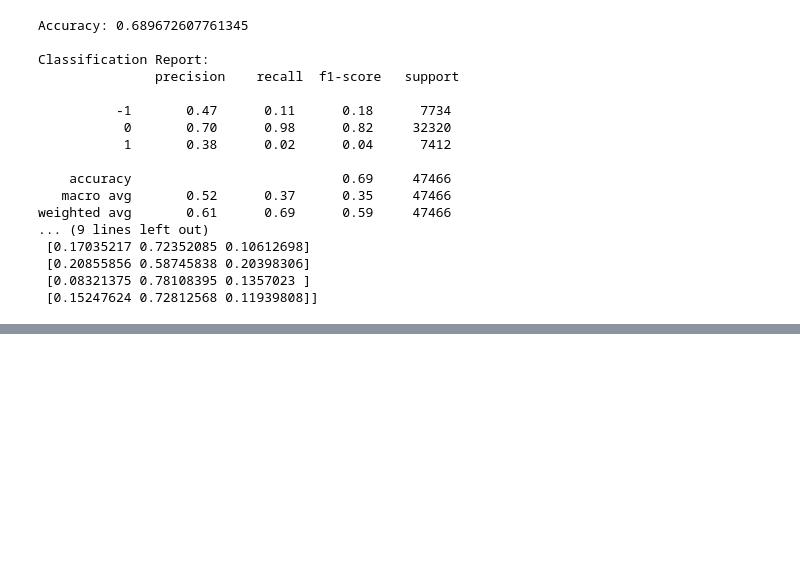
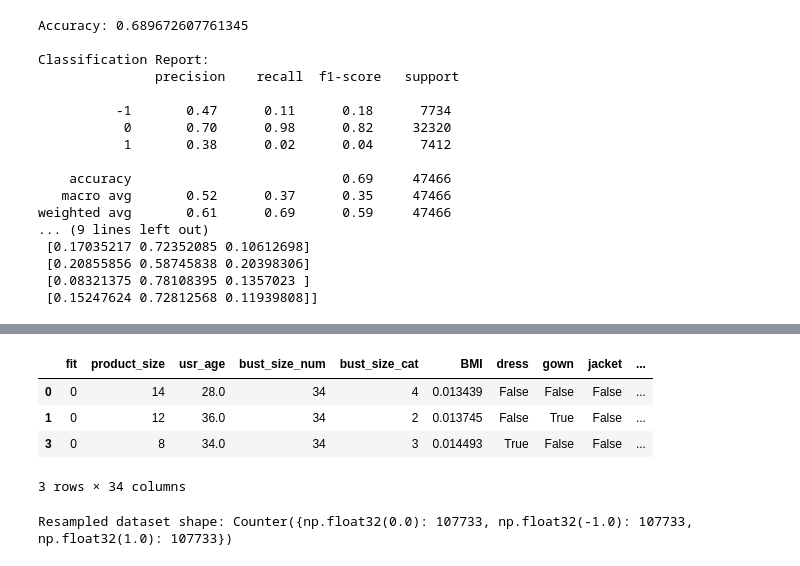
Before and after one commit to vandanshah17/CMPE_255_FitSense, a Jupyter notebook: CMPE255_FitSense.ipynb, the cells around one changed output, grey strips where cells are left out. Drawn from its saved outputs; the diff is of its cells as text; code cells hidden in the pictures; blank space fills up the shorter version.

```diff
--- a/CMPE255_FitSense.ipynb
+++ b/CMPE255_FitSense.ipynb
@@ -366,0 +452,36 @@ weighted avg       0.61      0.69      0.59     47466
+# %%
+#combining numeric features and discrete features.
+import os
+
+data = pd.concat((newdf[numeric_features], dummy_features_df), axis=1)
+
+head, tail = os.path.split(json_file_path)
+cleaned_data_fp = 'cleaned_' + tail.replace('json', 'csv')
+
+data.to_csv(cleaned_data_fp, index=False)
+data.head(3)
+# %% [output]
+|  | fit | product_size | usr_age | bust_size_num | bust_size_cat | BMI | dress | gown | jacket | ... |
+| 0 | 0 | 14 | 28.0 | 34 | 4 | 0.013439 | False | False | False | ... |
+| 1 | 0 | 12 | 36.0 | 34 | 2 | 0.013745 | False | True | False | ... |
+| 3 | 0 | 8 | 34.0 | 34 | 3 | 0.014493 | True | False | False | ... |
+3 rows × 34 columns
+# %%
+#dropping two columns from dataframe.
+from sklearn.model_selection import train_test_split
+X = np.hstack((newdf[numeric_features].drop([target_feature,'bust_size_num', 'bust_size_cat'], axis=1), dummy_features))
+y = newdf["fit"].astype('float32').values
+X.shape, y.shape
+
+((158219, 9), (158219,))
+
+#oversampling the data using SMOTENC
+from imblearn.over_sampling import SMOTENC
+smote_nc = SMOTENC(categorical_features=[0, 2], random_state=0)
+X_resampled, y_resampled = smote_nc.fit_resample(X, y)
+
+
+from collections import Counter
+print("Resampled dataset shape:", Counter(y_resampled))
+# %% [output]
+Resampled dataset shape: Counter({np.float32(0.0): 107733, np.float32(-1.0): 107733, np.float32(1.0): 107733})
```
Also changed, not shown: parts of 8 cells of this notebook.
